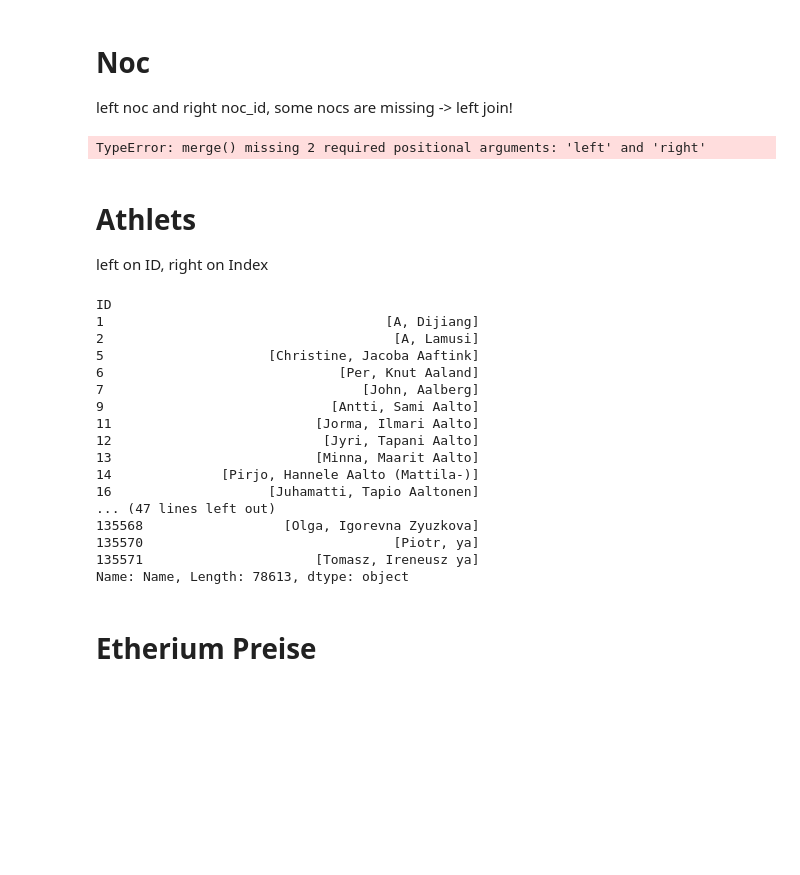
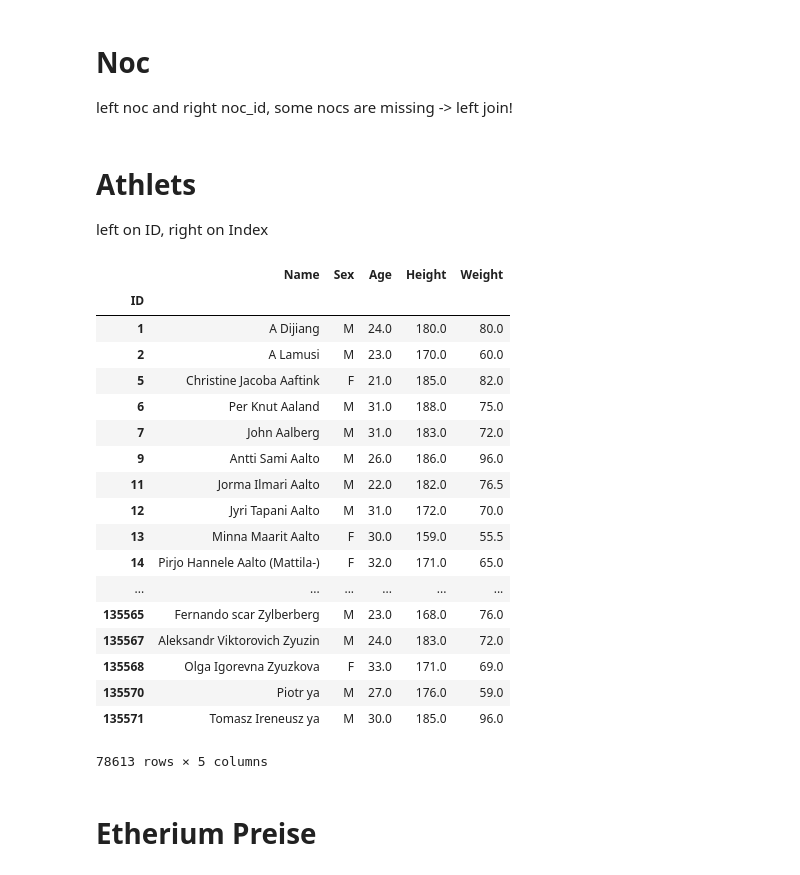
Before and after one commit to MonksterFX/pandas-basic, a Jupyter notebook: converter.ipynb, the cells around one changed output. Cells and saved outputs as stored; diff of their text form; code cells hidden in the pictures; blank space fills up the shorter version.

```diff
--- a/converter.ipynb
+++ b/converter.ipynb
@@ -37,7 +37,3 @@ year_season_city.to_csv(r"\\home.rrze.uni-erlangen.de\douk11ibag\Documents\Pytho
 # %% [markdown]
 # Noc
 left noc and right noc_id, some nocs are missing -> left join!
-# %%
-pd.merge()
-# %% [output]
-TypeError: merge() missing 2 required positional arguments: 'left' and 'right'
@@ -47,26 +45,31 @@ left on ID, right on Index
 # %%
 athleths = df[['ID', 'Name', 'Sex', 'Age', 'Height', 'Weight']]
 athleths = athleths.drop_duplicates(['ID'])
 athleths = athleths.set_index('ID',drop=True)
-athleths['Name'].str.split(' ', n=1)
+
+# übung: athleths['Name'].str.rsplit(' ', n=1)
+
+athleths
 # %% [output]
+|  | Name | Sex | Age | Height | Weight |
+| ID |  |  |  |  |  |
+| 1 | A Dijiang | M | 24.0 | 180.0 | 80.0 |
+| 2 | A Lamusi | M | 23.0 | 170.0 | 60.0 |
+| 5 | Christine Jacoba Aaftink | F | 21.0 | 185.0 | 82.0 |
+| 6 | Per Knut Aaland | M | 31.0 | 188.0 | 75.0 |
+| 7 | John Aalberg | M | 31.0 | 183.0 | 72.0 |
+| 9 | Antti Sami Aalto | M | 26.0 | 186.0 | 96.0 |
+| 11 | Jorma Ilmari Aalto | M | 22.0 | 182.0 | 76.5 |
+| 12 | Jyri Tapani Aalto | M | 31.0 | 172.0 | 70.0 |
+| 13 | Minna Maarit Aalto | F | 30.0 | 159.0 | 55.5 |
+| 14 | Pirjo Hannele Aalto (Mattila-) | F | 32.0 | 171.0 | 65.0 |
+| ... | ... | ... | ... | ... | ... |
+| 135565 | Fernando scar Zylberberg | M | 23.0 | 168.0 | 76.0 |
+| 135567 | Aleksandr Viktorovich Zyuzin | M | 24.0 | 183.0 | 72.0 |
+| 135568 | Olga Igorevna Zyuzkova | F | 33.0 | 171.0 | 69.0 |
+| 135570 | Piotr ya | M | 27.0 | 176.0 | 59.0 |
+| 135571 | Tomasz Ireneusz ya | M | 30.0 | 185.0 | 96.0 |
-ID
-1                                    [A, Dijiang]
-2                                     [A, Lamusi]
-5                     [Christine, Jacoba Aaftink]
-6                              [Per, Knut Aaland]
-7                                 [John, Aalberg]
-9                             [Antti, Sami Aalto]
-11                          [Jorma, Ilmari Aalto]
-12                           [Jyri, Tapani Aalto]
-13                          [Minna, Maarit Aalto]
-14              [Pirjo, Hannele Aalto (Mattila-)]
-16                    [Juhamatti, Tapio Aaltonen]
-... (47 lines left out)
-135568                  [Olga, Igorevna Zyuzkova]
-135570                                [Piotr, ya]
-135571                      [Tomasz, Ireneusz ya]
-Name: Name, Length: 78613, dtype: object
+78613 rows × 5 columns
 # %% [markdown]
 # Etherium Preise
 # %%
```
Also changed, not shown: parts of 6 cells of this notebook.
